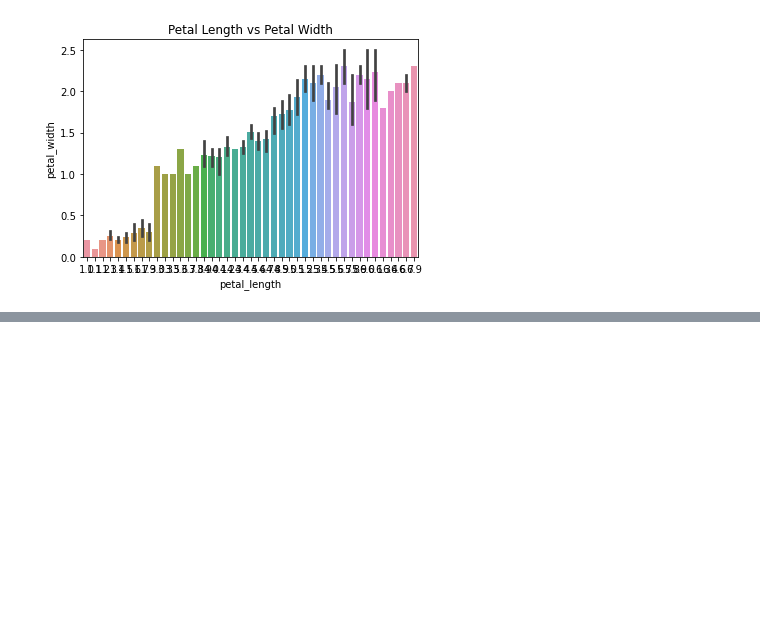
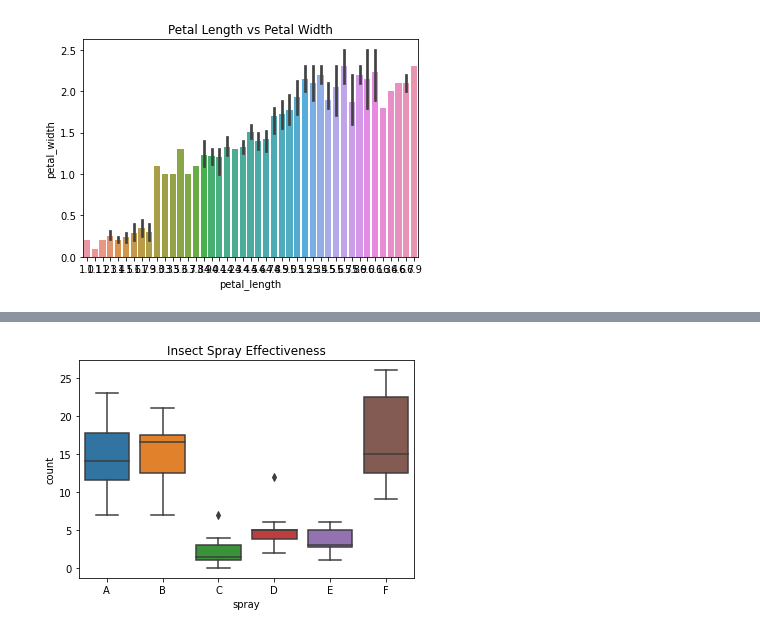
Before and after one commit to BManoff/numpy-pandas-visualization-exercises, a Jupyter notebook: seaborn_exercises.ipynb, the cells around one changed output, grey strips where cells are left out. Cells and saved outputs as stored; diff of their text form; code cells hidden in the pictures; blank space fills up the shorter version.

```diff
--- a/seaborn_exercises.ipynb
+++ b/seaborn_exercises.ipynb
@@ -36,0 +106,8 @@ plt.show()
+# %%
+#Load the swiss dataset and read it's documentation.
+# The swiss dataset is available from pydatset rather than seaborn.
+#  Create visualizations to answer the following questions:
+from pydataset import data
+
+insectspray = data('InsectSprays')
+insectspray
@@ -36,0 +132,6 @@ plt.show()
+# %%
+sns.boxplot(x = 'spray', y = 'count', data = insectspray)
+plt.title('Insect Spray Effectiveness')
+plt.show()
+# %% [output]
+[figure, added]
```
Also changed, not shown: parts of 20 cells of this notebook, 1 other file.
